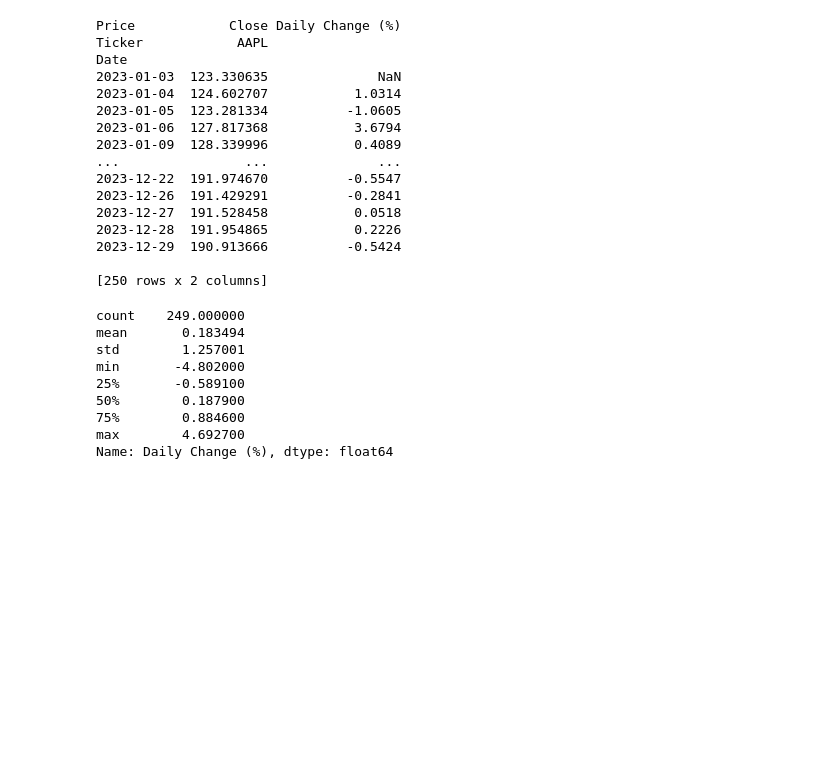
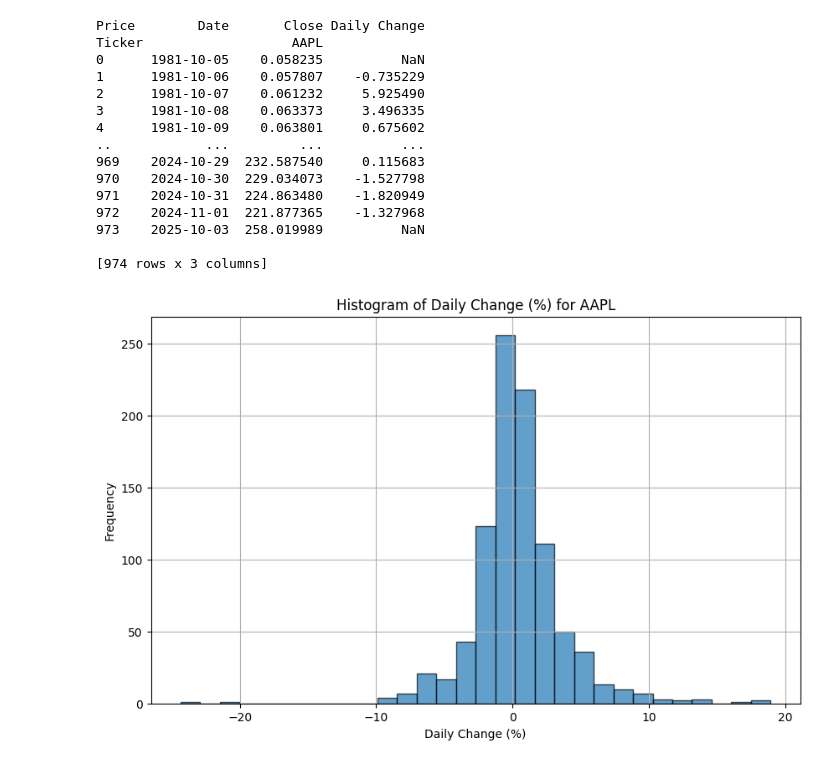
Before and after one commit to VikasSardhara/MarketStat, a Jupyter notebook: new.ipynb, the cells around one changed output. Saved outputs shown, nothing was run; the diff lists cells and outputs as text; code cells hidden in the pictures; blank space fills up the shorter version.

```diff
--- a/new.ipynb
+++ b/new.ipynb
@@ -7,5 +6,0 @@ ticker ='AAPL'
-# %%
-start_date = '2023-01-01'
-end_date = '2023-12-31'
-# %%
-stock_data = yf.download(ticker, start=start_date, end=end_date)['Close']
@@ -14,4 +6,0 @@ stock_data = yf.download(ticker, start=start_date, end=end_date)['Close']
-# %%
-stock_data = yf.download(ticker, start=start_date, end=end_date)[['Close']]
-
-stock_data['Daily Change (%)'] = (stock_data['Close'].pct_change() * 100).round(4)
@@ -20,41 +113,28 @@ stock_data['Daily Change (%)'] = (stock_data['Close'].pct_change() * 100).round(
 # %%
-print(stock_data)
+print(stock_data_df)
 # %% [output]
-Price            Close Daily Change (%)
-Ticker            AAPL
-Date
-2023-01-03  123.330635              NaN
-2023-01-04  124.602707           1.0314
-2023-01-05  123.281334          -1.0605
-2023-01-06  127.817368           3.6794
-2023-01-09  128.339996           0.4089
-...                ...              ...
-2023-12-22  191.974670          -0.5547
-2023-12-26  191.429291          -0.2841
-2023-12-27  191.528458           0.0518
-2023-12-28  191.954865           0.2226
-2023-12-29  190.913666          -0.5424
+Price        Date       Close Daily Change
+Ticker                   AAPL
+0      1981-10-05    0.058235          NaN
+1      1981-10-06    0.057807    -0.735229
+2      1981-10-07    0.061232     5.925490
+3      1981-10-08    0.063373     3.496335
+4      1981-10-09    0.063801     0.675602
+..            ...         ...          ...
+969    2024-10-29  232.587540     0.115683
+970    2024-10-30  229.034073    -1.527798
+971    2024-10-31  224.863480    -1.820949
+972    2024-11-01  221.877365    -1.327968
+973    2025-10-03  258.019989          NaN
 
-[250 rows x 2 columns]
+[974 rows x 3 columns]
-# %%
-stats = stock_data['Daily Change (%)'].describe()
-print(stats)
-# %% [output]
-count    249.000000
-mean       0.183494
-std        1.257001
-min       -4.802000
-25%       -0.589100
-50%        0.187900
-75%        0.884600
-max        4.692700
-Name: Daily Change (%), dtype: float64
 # %%
-
-
-stock_data['Close'].plot(kind='hist', bins=30, edgecolor='black', alpha=0.7)
-plt.title(f'Histogram of {ticker} Closing Prices ({start_date} to {end_date})')
-plt.xlabel('Close Price')
+plt.figure(figsize=(10,6))
+plt.hist(stock_data_df['Daily Change'], bins=30, edgecolor='black', alpha=0.7)
+plt.title(f'Histogram of Daily Change (%) for {ticker}')
+plt.xlabel('Daily Change (%)')
 plt.ylabel('Frequency')
-# plt.grid(True, linestyle='--', alpha=0.5)
+plt.grid(True)
 plt.show()
+# %% [output]
+[figure, added]
```
Also changed, not shown: parts of 6 cells of this notebook.
